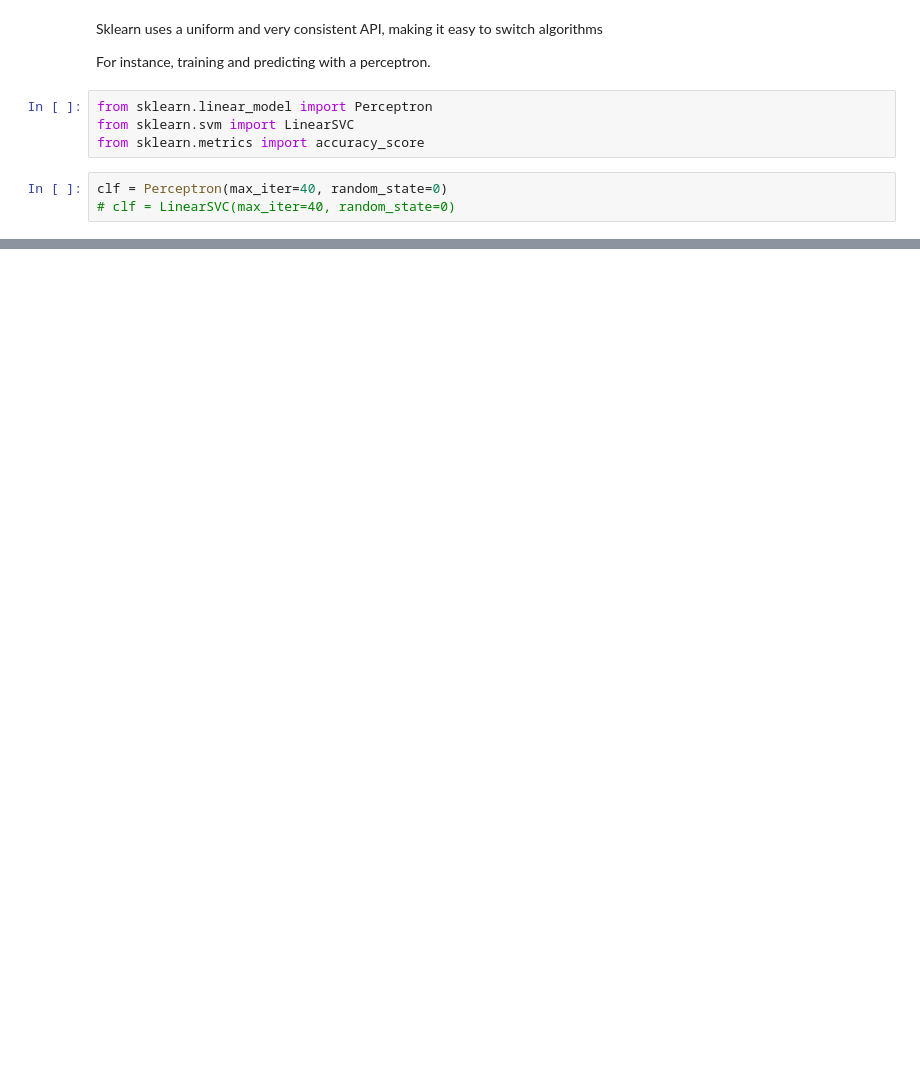
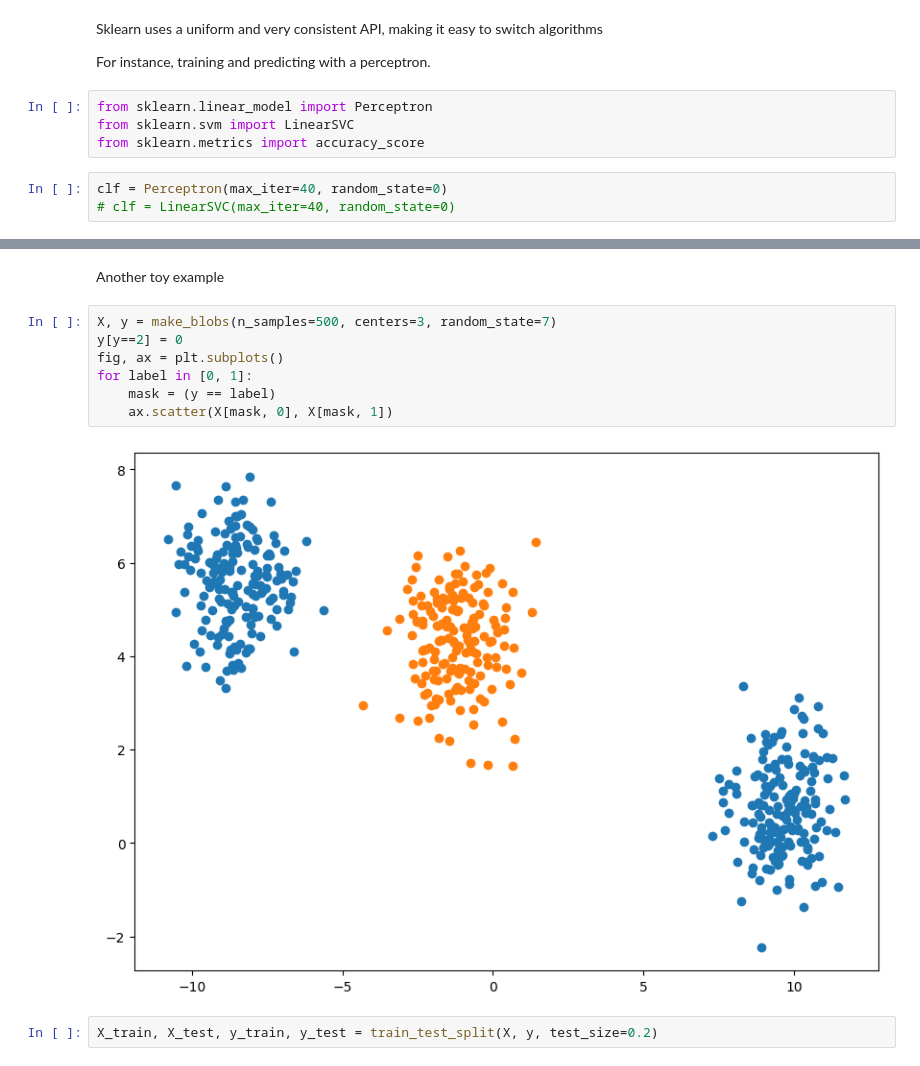
Before and after one commit to Youssra1999/ML_Projects, a Jupyter notebook: ML_Tutorials.ipynb, the cells around one changed output, grey strips where cells are left out. Cells and saved outputs as stored; diff of their text form; blank space fills up the shorter version.

```diff
--- a/ML_Tutorials.ipynb
+++ b/ML_Tutorials.ipynb
@@ -232,0 +257,13 @@ clf = Perceptron(max_iter=40, random_state=0)
+# %% [markdown]
+Another toy example
+# %%
+X, y = make_blobs(n_samples=500, centers=3, random_state=7)
+y[y==2] = 0
+fig, ax = plt.subplots()
+for label in [0, 1]:
+    mask = (y == label)
+    ax.scatter(X[mask, 0], X[mask, 1])
+# %% [output]
+[figure, added]
+# %%
+X_train, X_test, y_train, y_test = train_test_split(X, y, test_size=0.2)
```
Also changed, not shown: parts of 17 cells of this notebook.
